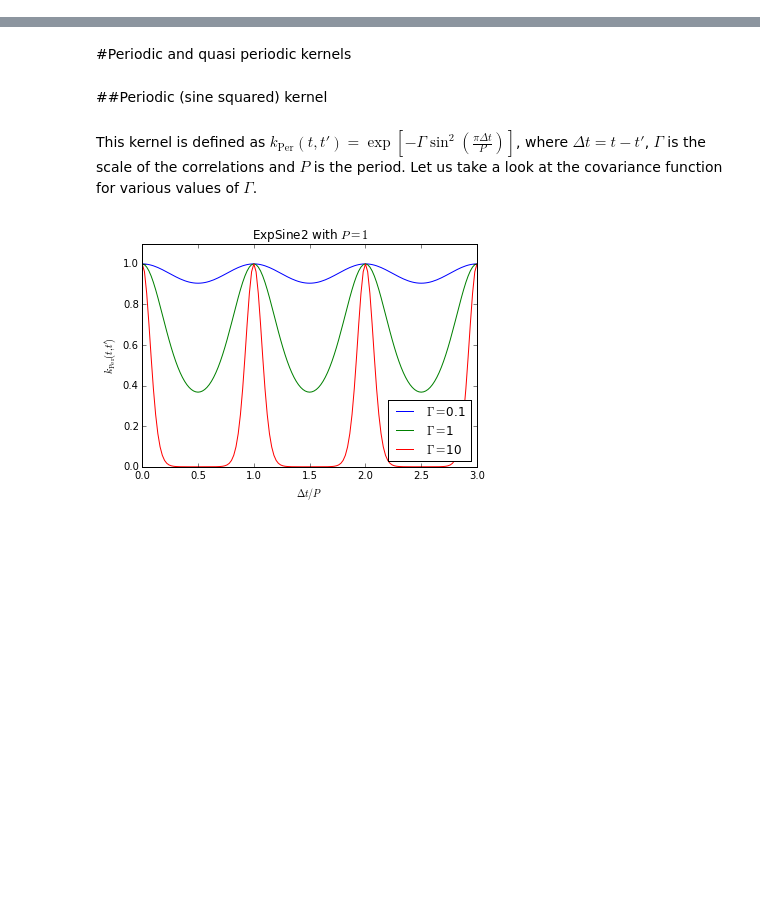
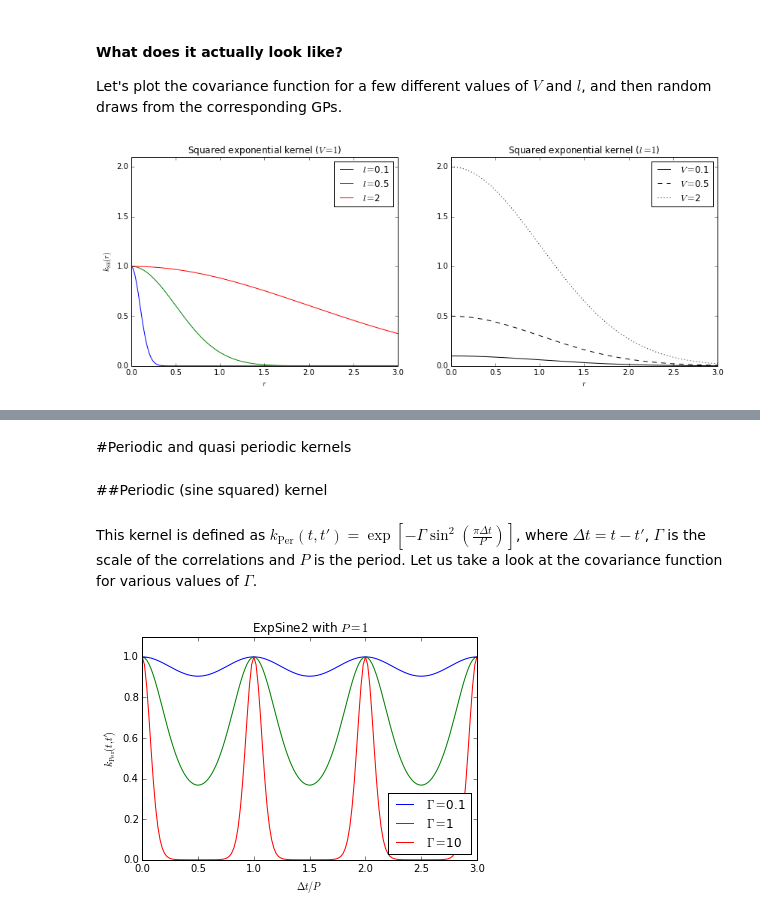
Before and after one commit to afcarl/PleiadesStars, a Jupyter notebook: QPGP_notes.ipynb, the cells around one changed output, grey strips where cells are left out. Saved outputs shown, nothing was run; the diff lists cells and outputs as text; code cells hidden in the pictures; blank space fills up the shorter version.

```diff
--- a/QPGP_notes.ipynb
+++ b/QPGP_notes.ipynb
@@ -4,0 +26,30 @@ import pylab as pl
+# %% [markdown]
+#### What does it actually look like?
+
+Let's plot the covariance function for a few different values of $V$ and $l$, and then random draws from the corresponding GPs.
+# %%
+r = np.r_[0:5:251j]
+def expsquared(l, r):
+    return np.exp(-(r/l)**2/2)
+pl.figure(figsize=(14,5))
+cols = ['b','g','r']
+lss = ['-', '--', ':']
+l = [0.1,0.5,2]
+V = [0.1,0.5,2]
+ax1 = pl.subplot(121)
+for i in range(len(l)):
+    pl.plot(r,1*expsquared(l[i],r), label = r"$l=$%s" % repr(l[i]), c = cols[i])
+pl.legend(loc=0)
+pl.title(r"Squared exponential kernel ($V=1$)")
+pl.xlabel(r"$r$")
+pl.ylabel(r"$k_{\mathrm{SE}}(r)$")
+ax2 = pl.subplot(122, sharex = ax1, sharey = ax1)
+for i in range(len(V)):
+    pl.plot(r,V[i]*expsquared(1,r), label = r"$V=$%s" % repr(V[i]), c = 'k', ls = lss[i])
+pl.legend(loc=0)
+pl.title(r"Squared exponential kernel ($l=1$)")
+pl.xlabel(r"$r$")
+pl.xlim(0,3)
+pl.ylim(0,2.1);
+# %% [output]
+[figure, added]
```
Also changed, not shown: parts of 30 cells of this notebook.
